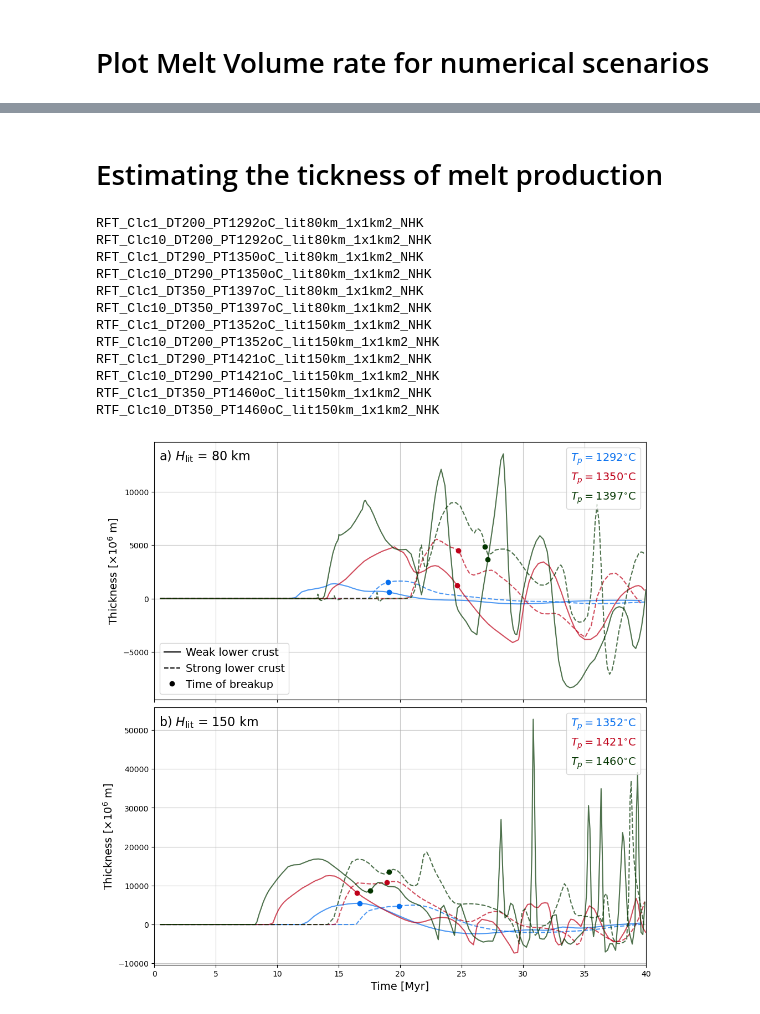
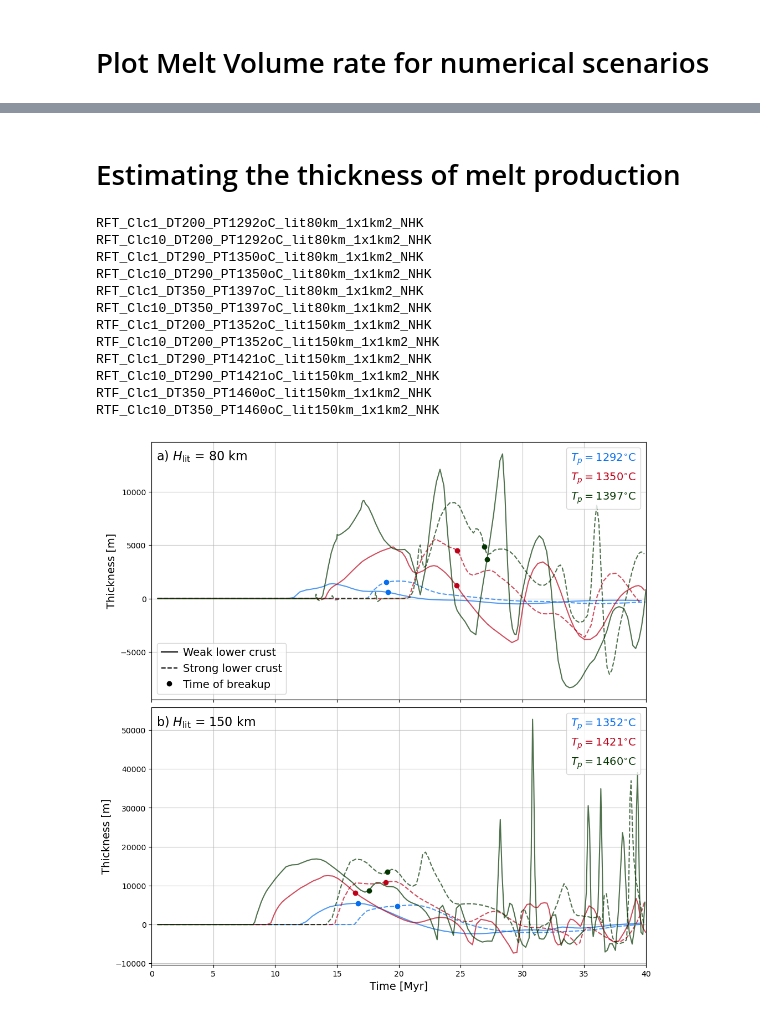
Before and after one commit to jamisonassuncao/mandyoc-scripts, a Jupyter notebook: plot_melt_volume.ipynb, the cells around one changed output, grey strips where cells are left out. Cells and saved outputs as stored; diff of their text form; code cells hidden in the pictures.

Commit message:
correct plot melt volume and thickness estimates

```diff
--- a/plot_melt_volume.ipynb
+++ b/plot_melt_volume.ipynb
@@ -329,14 +329,14 @@ for group, ax, colorg, lineg, tbs in zip(groups, axs, colorsg, linesg, tbsg):
         idx = np.where(steps == tb)[0][0]
 
         if (melt_method == 'Dry'):
-          Vmelt_rate = np.asarray(np.diff(Vmelt_dataset.vmelt_dry)/np.diff(Vmelt_dataset.time)) #km2/Myr = m2/yr
-          ax.plot(Vmelt_dataset.time[1:], Vmelt_rate/1.0e6, line, alpha=0.7, color=color)#M*[m2/yr]
-          ax.plot(Vmelt_dataset.time[idx], Vmelt_rate[idx-1]/1.0e6, 'o', alpha=1.0, color=color)
+          Vmelt_rate = np.asarray(np.diff(Vmelt_dataset.vmelt_dry)/np.diff(1.0e6*Vmelt_dataset.time)) #[m2/yr]
+          ax.plot(Vmelt_dataset.time[1:], Vmelt_rate, line, alpha=0.7, color=color) #[m2/yr] = [km2/Myr]
+          ax.plot(Vmelt_dataset.time[idx], Vmelt_rate[idx-1], 'o', alpha=1.0, color=color)
 
         elif (melt_method == 'Wet'):
-          Vmelt_rate = np.asarray(np.diff(Vmelt_dataset.vmelt_wet)/np.diff(Vmelt_dataset.time))
-          ax.plot(Vmelt_dataset.time[1:], Vmelt_rate/1.0e6, line, alpha=0.7, color=color)
-          ax.plot(Vmelt_dataset.time[idx], Vmelt_rate[idx-1]/1.0e6, 'o', alpha=1.0, color=color)
+          Vmelt_rate = np.asarray(np.diff(Vmelt_dataset.vmelt_wet)/np.diff(1.0e6*Vmelt_dataset.time))
+          ax.plot(Vmelt_dataset.time[1:], Vmelt_rate, line, alpha=0.7, color=color)
+          ax.plot(Vmelt_dataset.time[idx], Vmelt_rate[idx-1], 'o', alpha=1.0, color=color)
 
 ###############################################################################################
 axs[0].text(0.01, 0.93, r'a) $H_{\mathrm{lit}}$ = 80 km', color='black', fontsize=16, transform=axs[0].transAxes)
@@ -376,10 +376,10 @@ axs[0].set_xticks(np.arange(0, Vmelt_dataset.time[-1]+5, 5))
 
 axs[1].set_xlabel('Time [Myr]', fontsize=14)
 
-# axs[0].set_ylabel(r'Melt volume rate [$\times 10^6$ km$^2$/Myr]', fontsize=14)
-# axs[1].set_ylabel(r'Melt volume rate [$\times 10^6$ km$^2$/Myr]', fontsize=14)
-axs[0].set_ylabel(r'Melt volume rate [$\times 10^6$ m$^2$/yr]', fontsize=14)
-axs[1].set_ylabel(r'Melt volume rate [$\times 10^6$ m$^2$/yr]', fontsize=14)
+# axs[0].set_ylabel(r'Melt volume rate [km$^2$/Myr]', fontsize=14)
+# axs[1].set_ylabel(r'Melt volume rate [km$^2$/Myr]', fontsize=14)
+axs[0].set_ylabel(r'Melt volume rate [m$^2$/yr]', fontsize=14)
+axs[1].set_ylabel(r'Melt volume rate [m$^2$/yr]', fontsize=14)
 
 axs[0].grid('-k', alpha=0.7)
 axs[1].grid('-k', alpha=0.7)
@@ -404,5 +404,5 @@ RTF_Clc10_DT350_PT1460oC_lit150km_1x1km2_NHK
 # %% [markdown]
-# Estimating the tickness of melt production
+# Estimating the thickness of melt production
 # %%
 # Path to the model directory
 
@@ -519,16 +519,14 @@ for group, ax, colorg, lineg, tbs in zip(groups, axs, colorsg, linesg, tbsg):
         idx = np.where(steps == tb)[0][0]
 
         if (melt_method == 'Dry'):
-          Vmelt_rate = np.asarray(np.diff(Vmelt_dataset.vmelt_dry)/np.diff(Vmelt_dataset.time))#km2/Myr = m2/yr
+          Vmelt_rate = np.asarray(np.diff(Vmelt_dataset.vmelt_dry)/np.diff(1.0e6*Vmelt_dataset.time))#m2/yr
 
         elif (melt_method == 'Wet'):
-          Vmelt_rate = np.asarray(np.diff(Vmelt_dataset.vmelt_wet)/np.diff(Vmelt_dataset.time))#km2/Myr = m2/yr
+          Vmelt_rate = np.asarray(np.diff(Vmelt_dataset.vmelt_wet)/np.diff(1.0e6*Vmelt_dataset.time))#m2/Myr
 
-        Hmelt = (Vmelt_rate)/extension_rate #m2/yr / m/yr = m
-        # ax.plot(Vmelt_dataset.time[1:], Hmelt, line, alpha=0.7, color=color)
-        # ax.plot(Vmelt_dataset.time[idx], Hmelt[idx-1], 'o', alpha=1.0, color=color)
-        ax.plot(Vmelt_dataset.time[1:], Hmelt/1.0e6, line, alpha=0.7, color=color)
-        ax.plot(Vmelt_dataset.time[idx], Hmelt[idx-1]/1.0e6, 'o', alpha=1.0, color=color)
+        Hmelt = (Vmelt_rate)/(extension_rate) #[m2/yr] / [m/yr] = [m]
+        ax.plot(Vmelt_dataset.time[1:], Hmelt, line, alpha=0.7, color=color)#m
+        ax.plot(Vmelt_dataset.time[idx], Hmelt[idx-1], 'o', alpha=1.0, color=color)#m
 
 ###############################################################################################
 axs[0].text(0.01, 0.93, r'a) $H_{\mathrm{lit}}$ = 80 km', color='black', fontsize=16, transform=axs[0].transAxes)
@@ -561,33 +559,33 @@ ax3.legend(loc='upper right', labelcolor='linecolor', handlelength=0, handletext
 #   axs[1].set_ylim([-100, 600])
 # elif (melt_method == 'Wet'):
 #   axs[0].set_ylim([-150, 550])
 #   axs[1].set_ylim([100, 600])
 
 axs[0].set_xlim(0, Vmelt_dataset.time[-1])
 axs[0].set_xticks(np.arange(0, Vmelt_dataset.time[-1]+5, 5))
 
 axs[1].set_xlabel('Time [Myr]', fontsize=14)
 
-axs[0].set_ylabel(r'Thickness [$\times 10^6$ m]', fontsize=14)
-axs[1].set_ylabel(r'Thickness [$\times 10^6$ m]', fontsize=14)
+axs[0].set_ylabel(r'Thickness [m]', fontsize=14)
+axs[1].set_ylabel(r'Thickness [m]', fontsize=14)
 
 axs[0].grid('-k', alpha=0.7)
 axs[1].grid('-k', alpha=0.7)
 
 figname = f"RTF_Melt_Thickness_evolution_{melt_method}_model"
 fig.savefig(f"out/plots/{figname}.pdf", dpi=400)
 fig.savefig(f"out/plots/{figname}.png", dpi=400)
 # %% [output]
 RFT_Clc1_DT200_PT1292oC_lit80km_1x1km2_NHK
 RFT_Clc10_DT200_PT1292oC_lit80km_1x1km2_NHK
 RFT_Clc1_DT290_PT1350oC_lit80km_1x1km2_NHK
 RFT_Clc10_DT290_PT1350oC_lit80km_1x1km2_NHK
 RFT_Clc1_DT350_PT1397oC_lit80km_1x1km2_NHK
 RFT_Clc10_DT350_PT1397oC_lit80km_1x1km2_NHK
 RTF_Clc1_DT200_PT1352oC_lit150km_1x1km2_NHK
 RTF_Clc10_DT200_PT1352oC_lit150km_1x1km2_NHK
 RFT_Clc1_DT290_PT1421oC_lit150km_1x1km2_NHK
 RFT_Clc10_DT290_PT1421oC_lit150km_1x1km2_NHK
 RTF_Clc1_DT350_PT1460oC_lit150km_1x1km2_NHK
 RTF_Clc10_DT350_PT1460oC_lit150km_1x1km2_NHK
-[figure, old version]
+[figure, new version]
```
Also changed, not shown: parts of 2 cells of this notebook, 1 other file.
